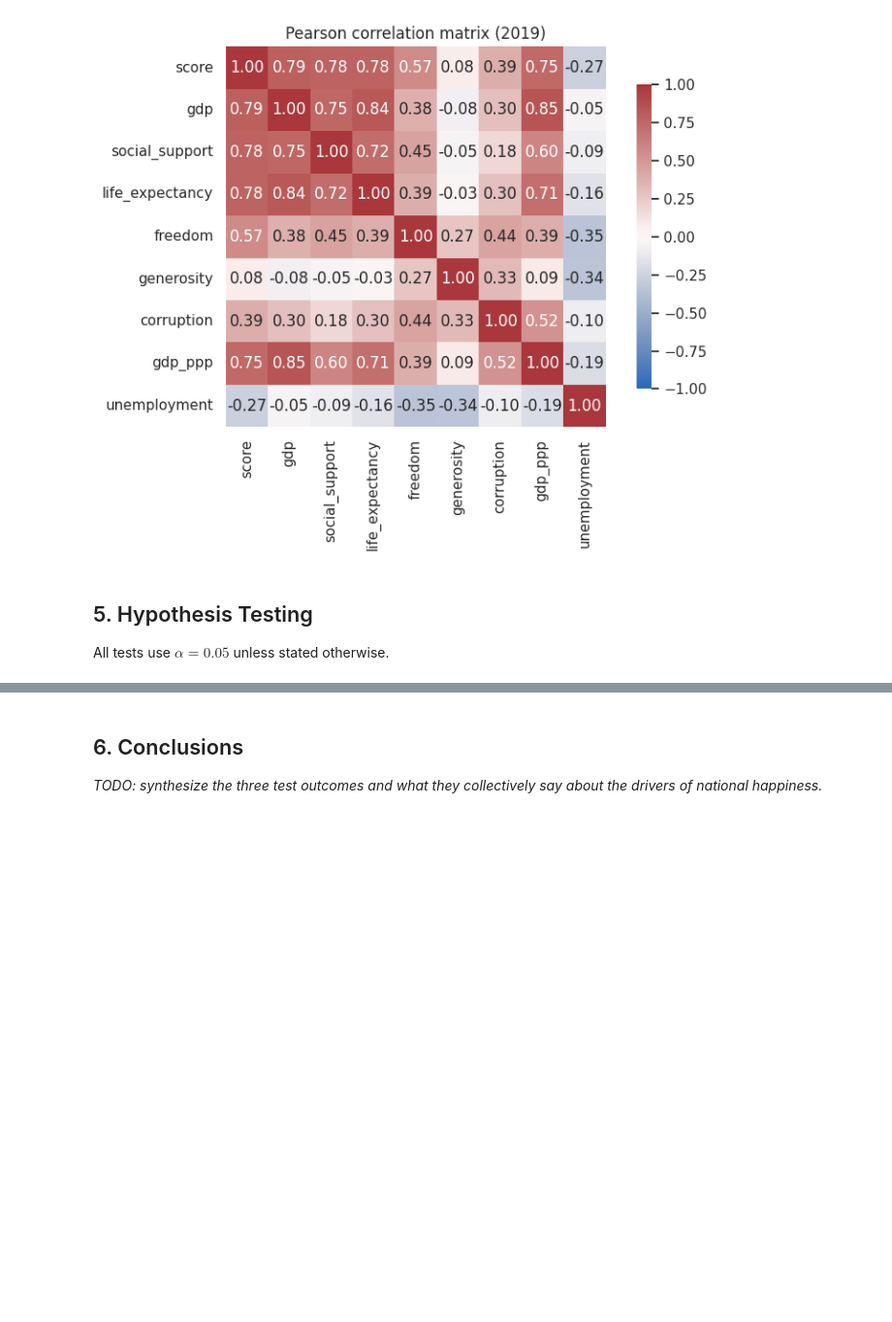
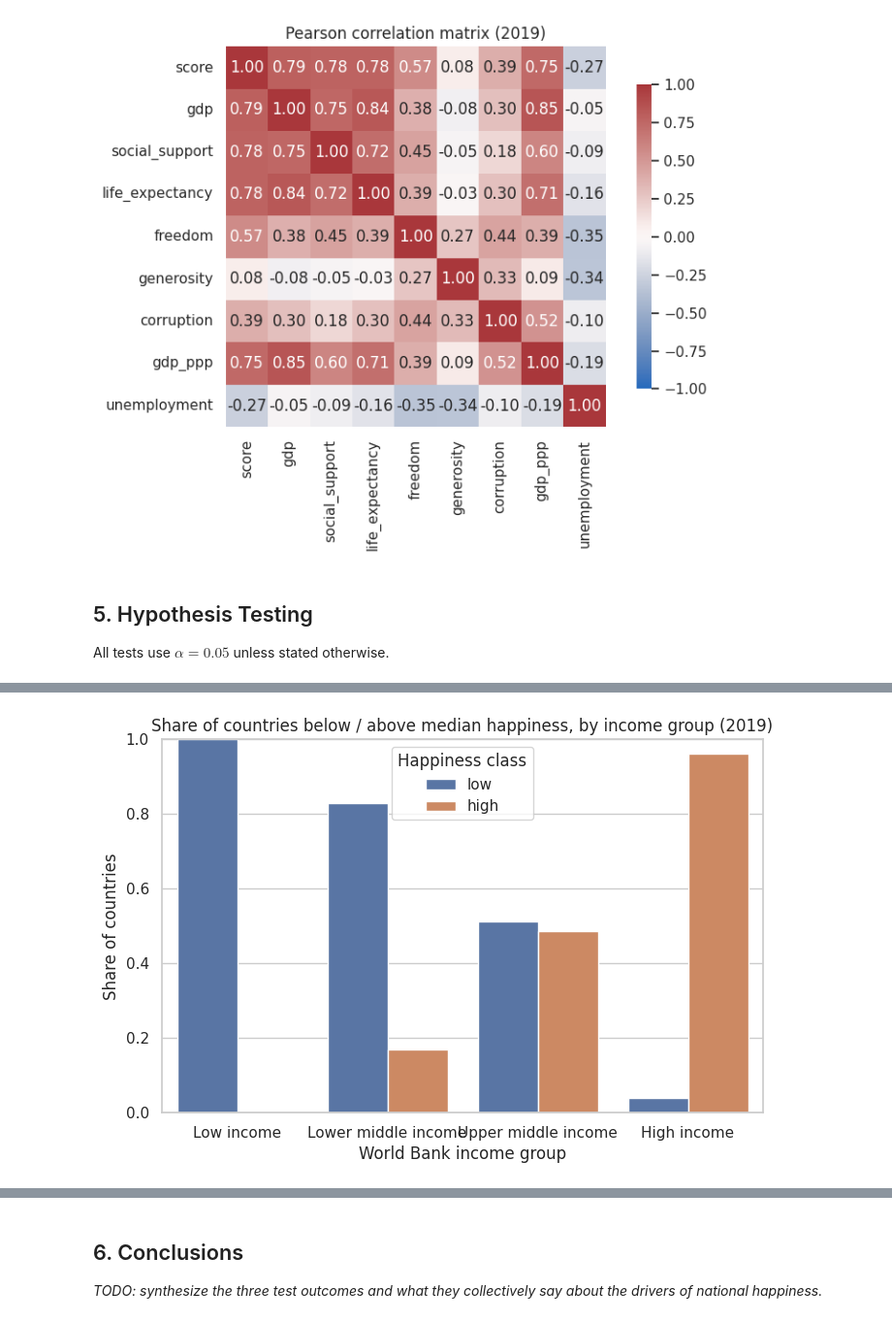
Before and after one commit to lizzardbald/happiness-report-research, a Jupyter notebook: Main.ipynb, the cells around one changed output, grey strips where cells are left out. Shown at 97% size. Saved outputs shown, nothing was run; the diff lists cells and outputs as text; code cells hidden in the pictures; blank space fills up the shorter version.

```diff
--- a/Main.ipynb
+++ b/Main.ipynb
@@ -354,5 +417,15 @@ _TODO: rationale, expected-frequency assumption check._
 # %%
-# subset = df.query('year == 2019').dropna(subset=['income_group', 'score'])
-# subset['happiness_class'] = (subset['score'] > subset['score'].median()).map({True: 'high', False: 'low'})
-# table = pd.crosstab(subset['income_group'], subset['happiness_class'])
-# stats.chi2_contingency(table)
+h3_subset = d19.dropna(subset=['income_group', 'score']).copy()
+h3_subset['happiness_class'] = (
+    (h3_subset['score'] > h3_subset['score'].median())
+    .map({True: 'high', False: 'low'})
+)
+
+income_order = ['Low income', 'Lower middle income', 'Upper middle income', 'High income']
+table = pd.crosstab(h3_subset['income_group'], h3_subset['happiness_class']).reindex(income_order)
+print('Contingency table (n =', len(h3_subset), 'countries):')
+print(table)
+print()
+chi2, p_val, dof, expected = stats.chi2_contingency(table)
+print(f"Chi-squared = {chi2:.4f},  p = {p_val:.3e},  dof = {dof}")
+print(f"Min expected cell count = {expected.min():.2f}  (required >= 5)")
@@ -359,3 +443,26 @@ _TODO: rationale, expected-frequency assumption check._
 # %%
-# TODO: stacked bar of happiness_class proportions per income_group
+prop = (
+    table.div(table.sum(axis=1), axis=0)
+         .reset_index()
+         .melt(id_vars='income_group', var_name='happiness_class', value_name='share')
+)
+
+fig, ax = plt.subplots(figsize=(8, 5))
+sns.barplot(
+    data=prop,
+    x='income_group',
+    y='share',
+    hue='happiness_class',
+    hue_order=['low', 'high'],
+    order=income_order,
+    ax=ax,
+)
+ax.set_ylabel('Share of countries')
+ax.set_xlabel('World Bank income group')
+ax.set_title('Share of countries below / above median happiness, by income group (2019)')
+ax.set_ylim(0, 1)
+ax.legend(title='Happiness class')
+plt.show()
+# %% [output]
+[figure, added]
 # %% [markdown]
```
Also changed, not shown: parts of 11 cells of this notebook.
